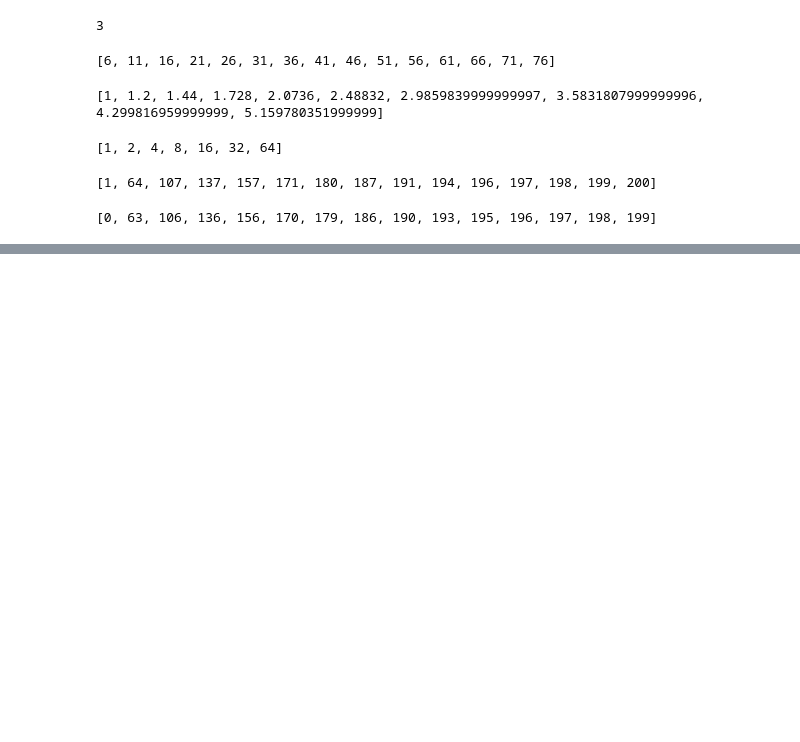
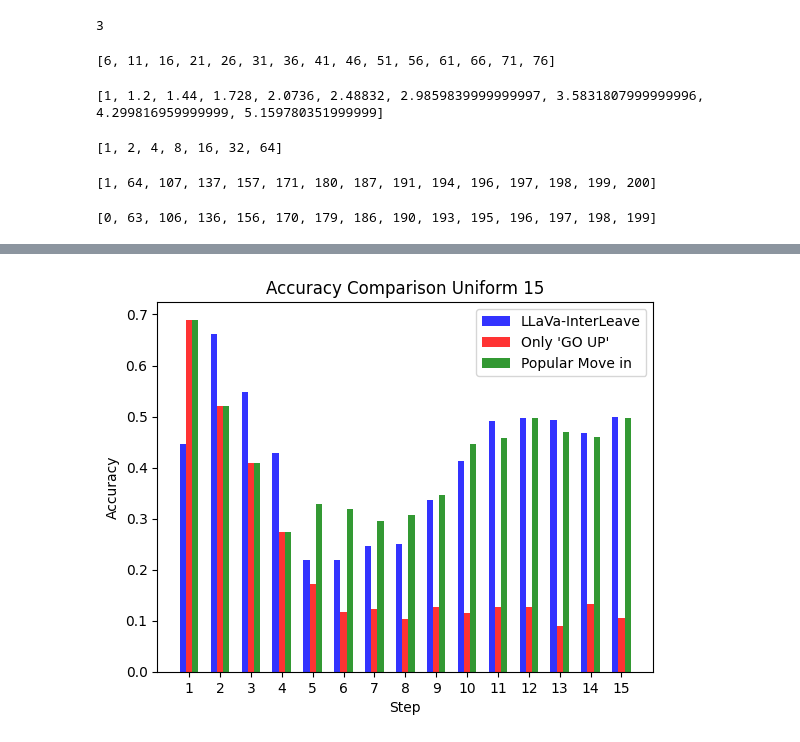
Before and after one commit to LLaVA-VL/LLaVA-NeXT, a Jupyter notebook: notebooks/LLaVA_NEXT_INTERLEAVED_DRAFT.ipynb, the cells around one changed output, grey strips where cells are left out. Drawn from its saved outputs; the diff is of its cells as text; code cells hidden in the pictures; blank space fills up the shorter version.

```diff
--- a/notebooks/LLaVA_NEXT_INTERLEAVED_ARRIVAL.ipynb
+++ b/notebooks/LLaVA_NEXT_INTERLEAVED_DRAFT.ipynb
@@ -1137,0 +1401,15 @@ np.mean(list)
+# %%
+paths_uniform = "/auto/home/nareknurijanyan/LLaVA-NeXT-AirVLN/evals/outputs/val_seen_uniform_15_results.json"
+gt_uniform = "/auto/home/nareknurijanyan/LLaVA-NeXT-AirVLN/evals/outputs/val_seen_uniform_15_gt.json"
+paths_exp = "/auto/home/nareknurijanyan/LLaVA-NeXT-AirVLN/evals/outputs/val_seen_exp_15_results.json"
+gt_exp = "/auto/home/nareknurijanyan/LLaVA-NeXT-AirVLN/evals/outputs/val_seen_exp_15_gt.json"
+
+paths_uniform = load_json(paths_uniform)
+gt_uniform = load_json(gt_uniform)
+paths_exp = load_json(paths_exp)
+gt_exp = load_json(gt_exp)
+# %%
+accuracy_unif_15_ = accuracy_0_15(paths_uniform, gt_uniform, n=n_steps)
+accuracy_only_up_u_ = accuracy_only_up(paths_uniform, gt_uniform, n=n_steps)
+accuracy_exp_15_ = accuracy_0_15(paths_exp, gt_exp, n=n_steps)
+accuracy_only_up_e_ = accuracy_only_up(paths_exp, gt_exp, n=n_steps)
@@ -1137,0 +1446,31 @@ np.mean(list)
+# %%
+import matplotlib.pyplot as plt
+steps = range(1, 16)
+fig, ax = plt.subplots()
+opacity = 0.8
+bar_width = 0.2
+
+rects1 = ax.bar(steps, accuracy_unif_15_, bar_width,
+                alpha=opacity, color='b',
+                label='LLaVa-InterLeave')
+
+rects2 = ax.bar([x + bar_width for x in steps], accuracy_only_up_u_, bar_width,
+                alpha=opacity, color='r',
+                label='Only \'GO UP\'')
+
+rects3 = ax.bar([x + 2 * bar_width for x in steps], accuracy_popular_move_, bar_width,
+                alpha=opacity, color='g',
+                label='Popular Move in ')
+
+
+ax.set_xlabel('Step')
+ax.set_ylabel('Accuracy')
+ax.set_title('Accuracy Comparison Uniform 15')
+ax.set_xticks([x + bar_width for x in steps])
+ax.set_xticklabels(steps)
+ax.legend()
+
+plt.savefig("accuracy_comparison_unif_15_015.png", format='png', dpi=300)
+plt.show()
+# %% [output]
+[figure, added]
```
Also changed, not shown: parts of 9 cells of this notebook, 1 other file.
